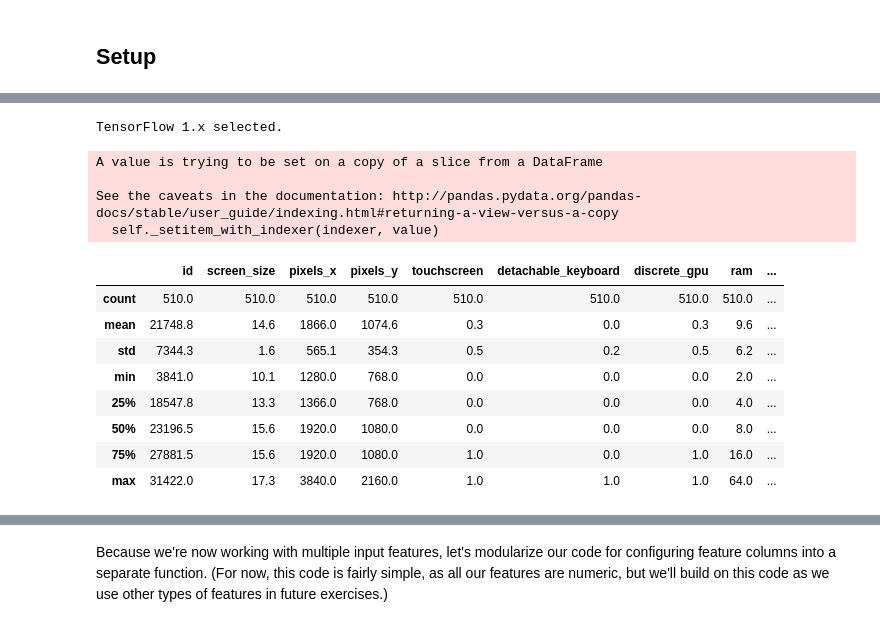
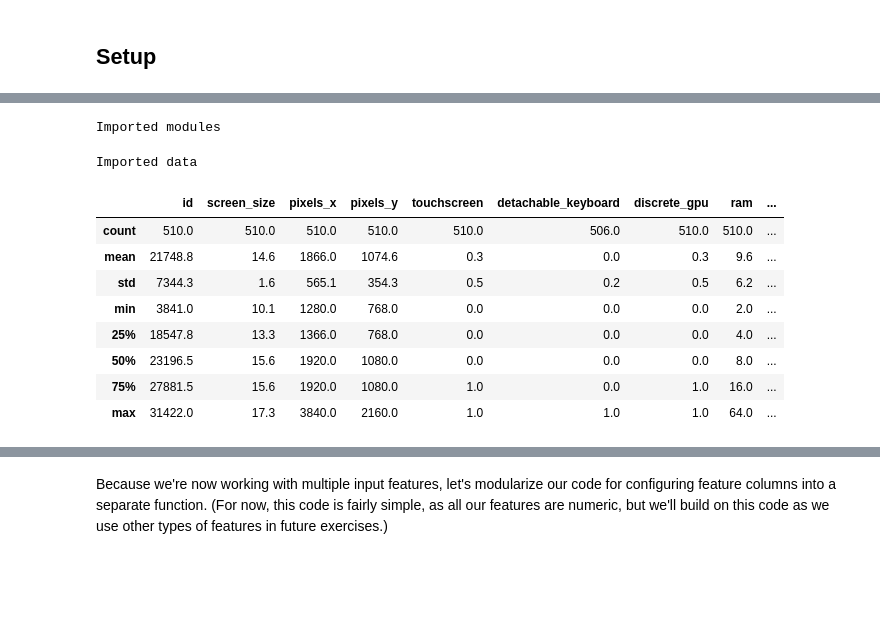
Before and after one commit to vincentmin/Big_Data_Analysis_Course, a Jupyter notebook: assignment_2.ipynb, the cells around one changed output, grey strips where cells are left out. Cells and saved outputs as stored; diff of their text form; code cells hidden in the pictures; blank space fills up the shorter version.

```diff
--- a/assignment_2.ipynb
+++ b/assignment_2.ipynb
@@ -19,44 +3,55 @@ First off, let's load up and prepare our data. This time, we're going to work wi
-# %%
-from __future__ import print_function
-
-import math
-
-from IPython import display
-from matplotlib import cm
-from matplotlib import gridspec
-from matplotlib import pyplot as plt
-import numpy as np
-import pandas as pd
-from sklearn import metrics
-%tensorflow_version 1.x
-import tensorflow as tf
-from tensorflow.python.data import Dataset
-
-tf.logging.set_verbosity(tf.logging.ERROR)
-pd.options.display.max_rows = 10
-pd.options.display.float_format = '{:.1f}'.format
-
-my_dataframe = pd.read_csv("http://seppe.net/aa/assignment2/data/train.csv", sep=",")
-
-my_dataframe = my_dataframe.reindex(
-np.random.permutation(my_dataframe.index))
-# %% [output]
-TensorFlow 1.x selected.
+# %%
+#@title Import modules
+import numpy as np
+import pandas as pd
+import tensorflow as tf
+from tensorflow import feature_column
+from tensorflow.keras import layers
+from matplotlib import pyplot as plt
+import seaborn as sns
+
+# The following lines adjust the granularity of reporting.
+pd.options.display.max_rows = 10
+pd.options.display.float_format = "{:.1f}".format
+
+tf.keras.backend.set_floatx('float32')
+
+# from __future__ import print_function
+
+# import math
+
+# from IPython import display
+# from matplotlib import cm
+# from matplotlib import gridspec
+# from matplotlib import pyplot as plt
+# from sklearn import metrics
+%tensorflow_version 2.x
+# from tensorflow.python.data import Dataset
+
+print("Imported modules")
+# %% [output]
+Imported modules
+# %%
+#@title Import data
+train_df = pd.read_csv("http://seppe.net/aa/assignment2/data/train.csv", sep=",")
+test_df = pd.read_csv("http://seppe.net/aa/assignment2/data/test.csv", sep=",")
+
+train_df = train_df.reindex(
+np.random.permutation(train_df.index))
+print("Imported data")
+# %% [output]
+Imported data
 # %%
-# Fill in some missing values.
+#@title Fill in some missing values.
 mean_weight = my_dataframe["weight"].mean()
 my_dataframe["weight"].loc[my_dataframe["weight"].isnull()] = mean_weight
 my_dataframe["detachable_keyboard"].loc[my_dataframe["detachable_keyboard"].isnull()] = 0
+print("Filled missing values")
-# %% [output]
-A value is trying to be set on a copy of a slice from a DataFrame
-
-See the caveats in the documentation: http://pandas.pydata.org/pandas-docs/stable/user_guide/indexing.html#returning-a-view-versus-a-copy
-  self._setitem_with_indexer(indexer, value)
 # %%
-my_dataframe.describe()
+train_df.describe()
 # %% [output]
 |  | id | screen_size | pixels_x | pixels_y | touchscreen | detachable_keyboard | discrete_gpu | ram | ... |
-| count | 510.0 | 510.0 | 510.0 | 510.0 | 510.0 | 510.0 | 510.0 | 510.0 | ... |
+| count | 510.0 | 510.0 | 510.0 | 510.0 | 510.0 | 506.0 | 510.0 | 510.0 | ... |
 | mean | 21748.8 | 14.6 | 1866.0 | 1074.6 | 0.3 | 0.0 | 0.3 | 9.6 | ... |
 | std | 7344.3 | 1.6 | 565.1 | 354.3 | 0.5 | 0.2 | 0.5 | 6.2 | ... |
 | min | 3841.0 | 10.1 | 1280.0 | 768.0 | 0.0 | 0.0 | 0.0 | 2.0 | ... |
```
Also changed, not shown: parts of 19 cells of this notebook.
